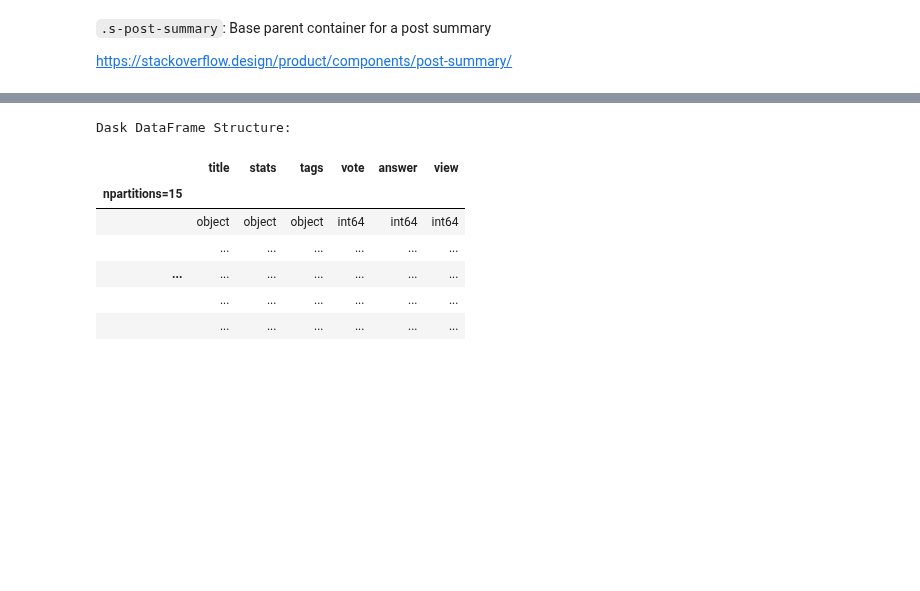
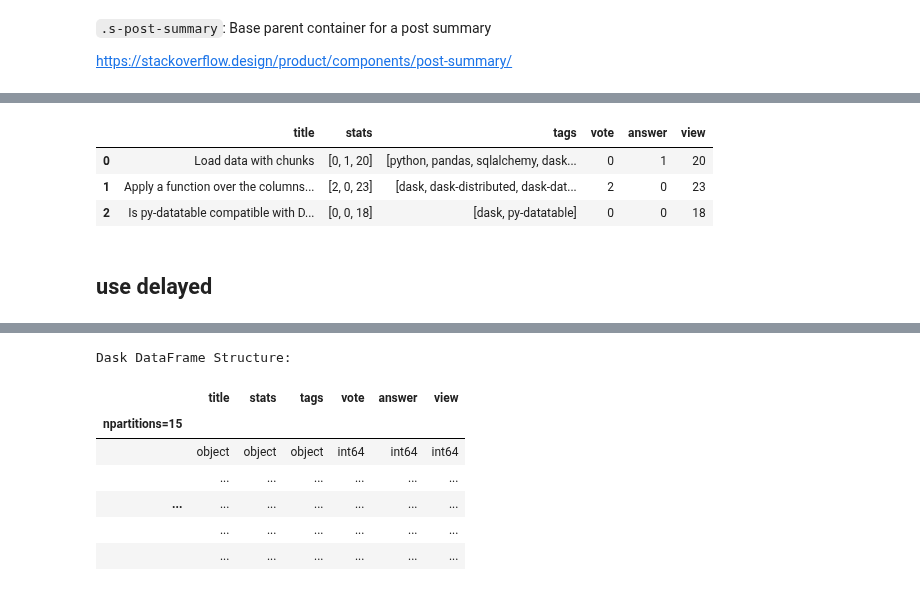
Before and after one commit to coiled/dask-tutorial, a Jupyter notebook: 1-Parallelize-your-python-code_Futures.ipynb, the cells around one changed output, grey strips where cells are left out. Saved outputs shown, nothing was run; the diff lists cells and outputs as text; code cells hidden in the pictures; blank space fills up the shorter version.

```diff
--- a/1-Parallelize-your-python-code_Futures.ipynb
+++ b/1-Parallelize-your-python-code_Futures.ipynb
@@ -246,0 +173,4 @@ df.head()
+# %%
+%%time
+t_d = client.map(lambda p: scrape_tag(p, tag="dask"), range(1, 11))
+t_d_res = client.gather(t_d)
@@ -246,0 +180,9 @@ df.head()
+# %%
+t_d_res[0].head(3)
+# %% [output]
+|  | title | stats | tags | vote | answer | view |
+| 0 | Load data with chunks | [0, 1, 20] | [python, pandas, sqlalchemy, dask... | 0 | 1 | 20 |
+| 1 | Apply a function over the columns... | [2, 0, 23] | [dask, dask-distributed, dask-dat... | 2 | 0 | 23 |
+| 2 | Is py-datatable compatible with D... | [0, 0, 18] | [dask, py-datatable] | 0 | 0 | 18 |
+# %% [markdown]
+## use delayed
```
Also changed, not shown: parts of 72 cells of this notebook.
